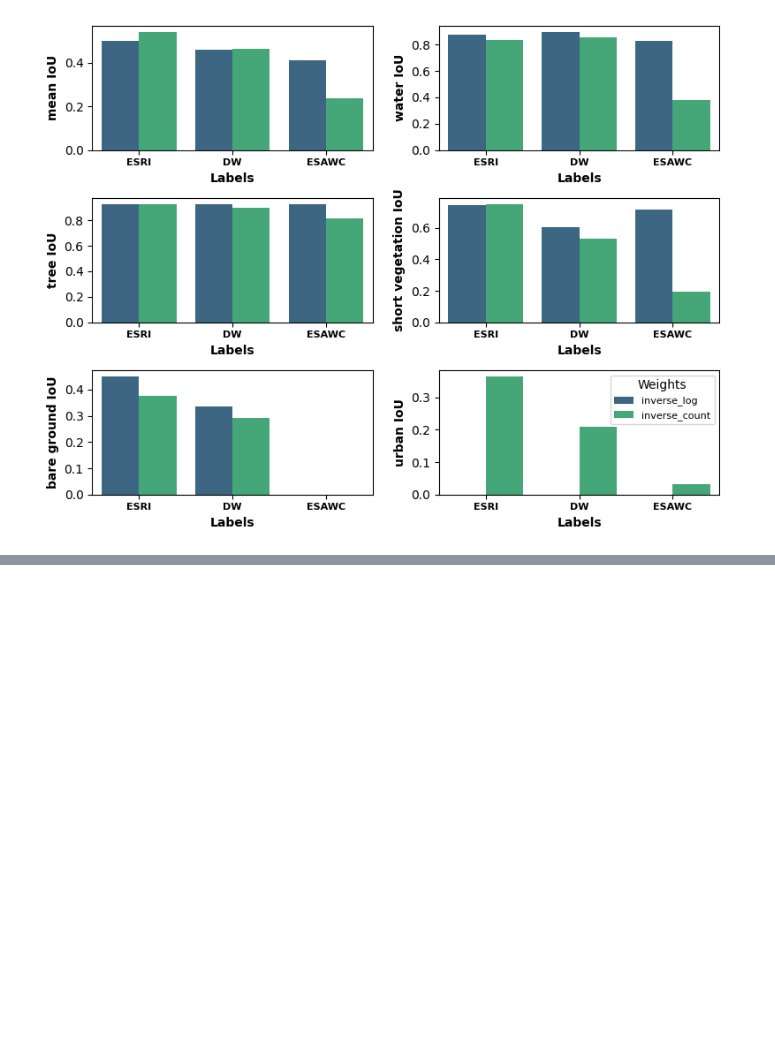
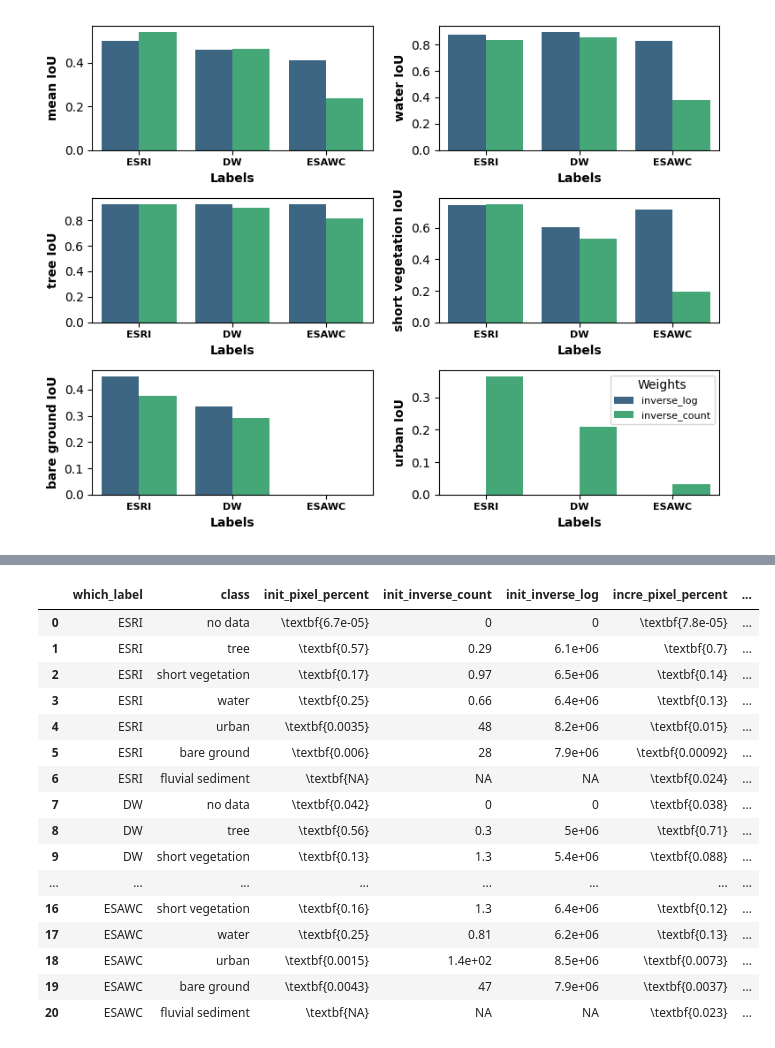
Before and after one commit to sherryqcchen/mlfluv, a Jupyter notebook: plot_accuracy.ipynb, the cells around one changed output, grey strips where cells are left out. Drawn from its saved outputs; the diff is of its cells as text; code cells hidden in the pictures; blank space fills up the shorter version.

```diff
--- a/plot_accuracy.ipynb
+++ b/plot_accuracy.ipynb
@@ -432,0 +468,61 @@ plot_group_IoUs(df_best_bare, ignore_sedi=False,show_legend=False)
+# %%
+train_data_csv = '../script/DATA_LAYER/class_percent_weight.csv'
+# Read the CSV file into a DataFrame
+df = pd.read_csv(train_data_csv)
+
+# Mapping of class labels to descriptive names
+class_names = {
+    0: 'no data',
+    1: 'tree',
+    2: 'short vegetation',
+    3: 'water',
+    4: 'urban',
+    5: 'bare ground',
+    6: 'fluvial sediment'
+}
+
+landcover_palette = {
+    'no data': 'black',
+    'water': '#4183c4',
+    'tree': '#009600',
+    'short vegetation': '#ccff99',
+    'bare ground': '#b4b4b4',
+    'urban': '#fa0000',
+    'fluvial sediment': '#ffbb22'
+}
+
+# Replace numeric class labels with descriptive names
+df['class'] = df['class'].map(class_names)
+# Function to format numbers to two significant figures
+def format_significant(x):
+    return f"{x:.2g}" if pd.notna(x) else 'NA'
+
+# Apply the function to the relevant columns
+df['init_pixel_percent'] = df['init_pixel_percent'].apply(lambda x: f"\\textbf{{{format_significant(x)}}}")
+df['incre_pixel_percent'] = df['incre_pixel_percent'].apply(lambda x: f"\\textbf{{{format_significant(x)}}}")
+df['hand_pixel_percent'] = df['hand_pixel_percent'].apply(lambda x: f"\\textbf{{{format_significant(x)}}}")
+df['init_inverse_count'] = df['init_inverse_count'].apply(format_significant)
+df['init_inverse_log'] = df['init_inverse_log'].apply(format_significant)
+df['incre_inverse_count'] = df['incre_inverse_count'].apply(format_significant)
+df['incre_inverse_log'] = df['incre_inverse_log'].apply(format_significant)
+
+
+df
+# %% [output]
+|  | which_label | class | init_pixel_percent | init_inverse_count | init_inverse_log | incre_pixel_percent | ... |
+| 0 | ESRI | no data | \textbf{6.7e-05} | 0 | 0 | \textbf{7.8e-05} | ... |
+| 1 | ESRI | tree | \textbf{0.57} | 0.29 | 6.1e+06 | \textbf{0.7} | ... |
+| 2 | ESRI | short vegetation | \textbf{0.17} | 0.97 | 6.5e+06 | \textbf{0.14} | ... |
+| 3 | ESRI | water | \textbf{0.25} | 0.66 | 6.4e+06 | \textbf{0.13} | ... |
+| 4 | ESRI | urban | \textbf{0.0035} | 48 | 8.2e+06 | \textbf{0.015} | ... |
+| 5 | ESRI | bare ground | \textbf{0.006} | 28 | 7.9e+06 | \textbf{0.00092} | ... |
+| 6 | ESRI | fluvial sediment | \textbf{NA} | NA | NA | \textbf{0.024} | ... |
+| 7 | DW | no data | \textbf{0.042} | 0 | 0 | \textbf{0.038} | ... |
+| 8 | DW | tree | \textbf{0.56} | 0.3 | 5e+06 | \textbf{0.71} | ... |
+| 9 | DW | short vegetation | \textbf{0.13} | 1.3 | 5.4e+06 | \textbf{0.088} | ... |
+| ... | ... | ... | ... | ... | ... | ... | ... |
+| 16 | ESAWC | short vegetation | \textbf{0.16} | 1.3 | 6.4e+06 | \textbf{0.12} | ... |
+| 17 | ESAWC | water | \textbf{0.25} | 0.81 | 6.2e+06 | \textbf{0.13} | ... |
+| 18 | ESAWC | urban | \textbf{0.0015} | 1.4e+02 | 8.5e+06 | \textbf{0.0073} | ... |
+| 19 | ESAWC | bare ground | \textbf{0.0043} | 47 | 7.9e+06 | \textbf{0.0037} | ... |
+| 20 | ESAWC | fluvial sediment | \textbf{NA} | NA | NA | \textbf{0.023} | ... |
```
Also changed, not shown: parts of 8 cells of this notebook.
